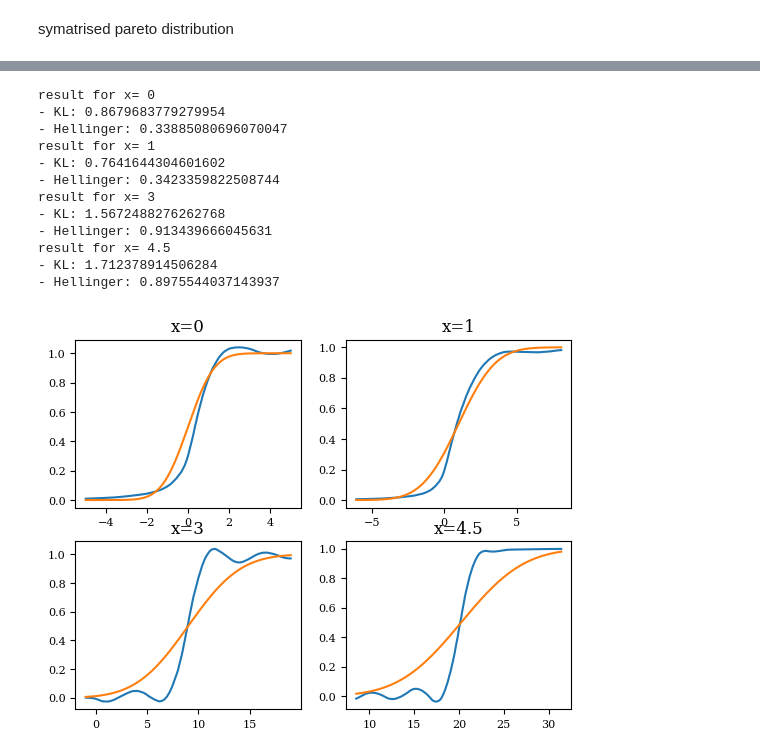
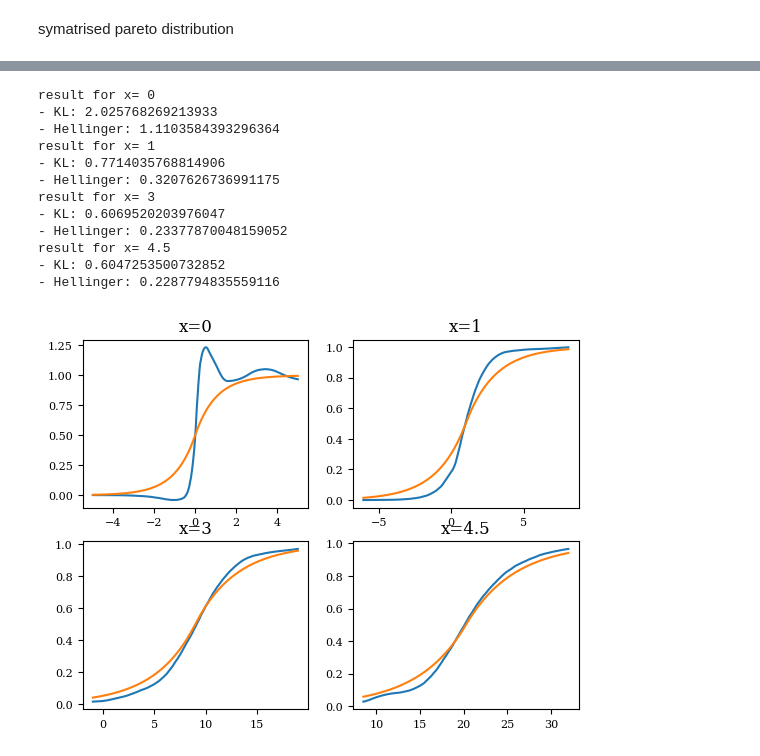
Before and after one commit to Danfoa/symm_rep_learn, a Jupyter notebook: NCP/examples/heavy_tail.ipynb, the cells around one changed output, grey strips where cells are left out. Cells and saved outputs as stored; diff of their text form; code cells hidden in the pictures.

```diff
--- a/NCP/examples/heavy_tail.ipynb
+++ b/NCP/examples/heavy_tail.ipynb
@@ -71,0 +113,9 @@ plt.show()
+# %%
+laplace_noise = lambda x : laplace.rvs(loc=0, scale=x)
+X_train, X_test, X_val, Y_val, Y_train, Y_test, xscaler, yscaler = gen_data(laplace_noise)
+
+plt.scatter(X_train, Y_train, alpha=0.5)
+plt.scatter(X_val, Y_val, color='green', alpha=0.3)
+plt.scatter(X_test, Y_test, color='red', alpha=0.3)
+plt.legend(['train', 'val', 'test'])
+plt.show()
@@ -85,14 +137,15 @@ optimizer = Adam
 optimizer_kwargs = {
     'lr': 1e-3
     }
-reg = (DeepSVD(U_operator, V_operator, output_shape, gamma=0.01))
+laplace_reg = (DeepSVD(U_operator, V_operator, output_shape, gamma=0.01))
 
-reg.fit(X_train, Y_train, X_val, Y_val, epochs=int(5e4), optimizer=optimizer, optimizer_kwargs=optimizer_kwargs)
+laplace_reg.fit(X_train, Y_train, X_val, Y_val, epochs=int(5e4), optimizer=optimizer, optimizer_kwargs=optimizer_kwargs)
 
-ls = reg.get_losses()
+ls = laplace_reg.get_losses()
 plt.figure(figsize=(17, 8))
 plt.plot(range(len(ls)), np.array(ls))
-plt.plot(range(len(ls)), np.array(reg.get_val_losses()), alpha=0.3)
-# plt.yscale('log')
+plt.plot(range(len(ls)), np.array(laplace_reg.get_val_losses()), alpha=0.3)
+plt.xlabel('epochs')
+plt.ylabel('loss')
 plt.show()
 # %% [output]
@@ -149,45 +161,45 @@ axes = ax.flatten()
 for i, xi in enumerate([0, 1, 3, 4.5]):
 
     x_scaled = torch.Tensor(xscaler.transform([[xi]]))
-    fys, cdf_pred = get_cdf(reg, x_scaled, postprocess='whitening')
+    fys, cdf_pred = get_cdf(laplace_reg, x_scaled, postprocess='whitening')
     cdf_pred_smooth = smooth_cdf(fys, cdf_pred)
     fys = yscaler.inverse_transform(fys.reshape([-1, 1])).flatten()
 
-    true_cdf = norm.cdf(fys, loc=xi**2, scale=1+np.abs(xi))
+    true_cdf = laplace.cdf(fys, loc=xi**2, scale=1+xi)
 
     # normalising the plots for readability:
     if xi <= 5:
         loc = xi**2
         scale = np.sqrt(1+np.abs(xi))
         plt_interv = [loc - 5*scale, loc+5*scale]
 
         good_fys = ((plt_interv[0] <= fys) & (fys <= plt_interv[1]))
 
         fys = fys[good_fys]
         cdf_pred = cdf_pred[good_fys]
         true_cdf = true_cdf[good_fys]
         cdf_pred_smooth = cdf_pred_smooth[good_fys]
 
     axes[i].plot(fys, cdf_pred)
     axes[i].plot(fys, true_cdf)
     axes[i].set_title(f'x={xi}')
     print('result for x=', xi)
     print(f'- KL: {kullback_leibler(cdf_pred_smooth , true_cdf, fys, plt_interv)}')
     print(f'- Hellinger: {hellinger(cdf_pred_smooth , true_cdf)}')
     #print(f'- Wasserstein: {wasserstein1(cdf_pred, true_cdf)}')
 
 plt.show()
 # %% [output]
 result for x= 0
-- KL: 0.8679683779279954
-- Hellinger: 0.33885080696070047
+- KL: 2.025768269213933
+- Hellinger: 1.1103584393296364
 result for x= 1
-- KL: 0.7641644304601602
-- Hellinger: 0.3423359822508744
+- KL: 0.7714035768814906
+- Hellinger: 0.3207626736991175
 result for x= 3
-- KL: 1.5672488276262768
-- Hellinger: 0.913439666045631
+- KL: 0.6069520203976047
+- Hellinger: 0.23377870048159052
 result for x= 4.5
-- KL: 1.712378914506284
-- Hellinger: 0.8975544037143937
+- KL: 0.6047253500732852
+- Hellinger: 0.2287794835559116
-[figure, old version]
+[figure, new version]
```
Also changed, not shown: parts of 18 cells of this notebook, 1 other file.
